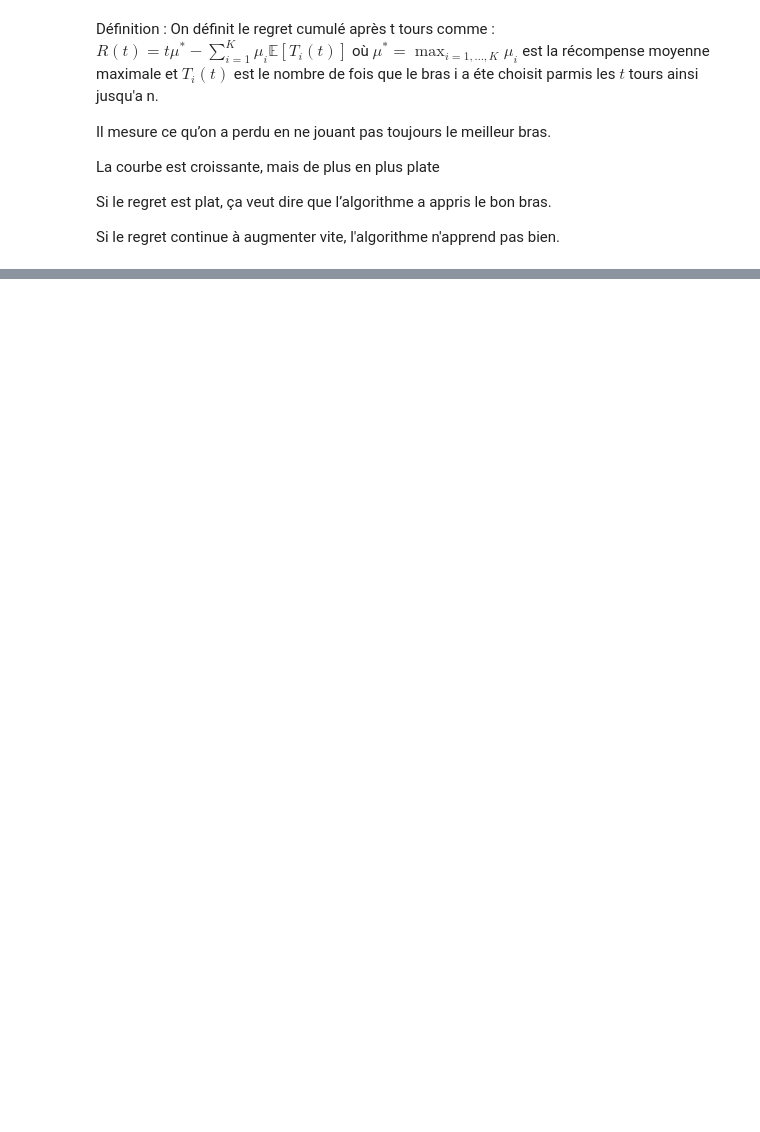
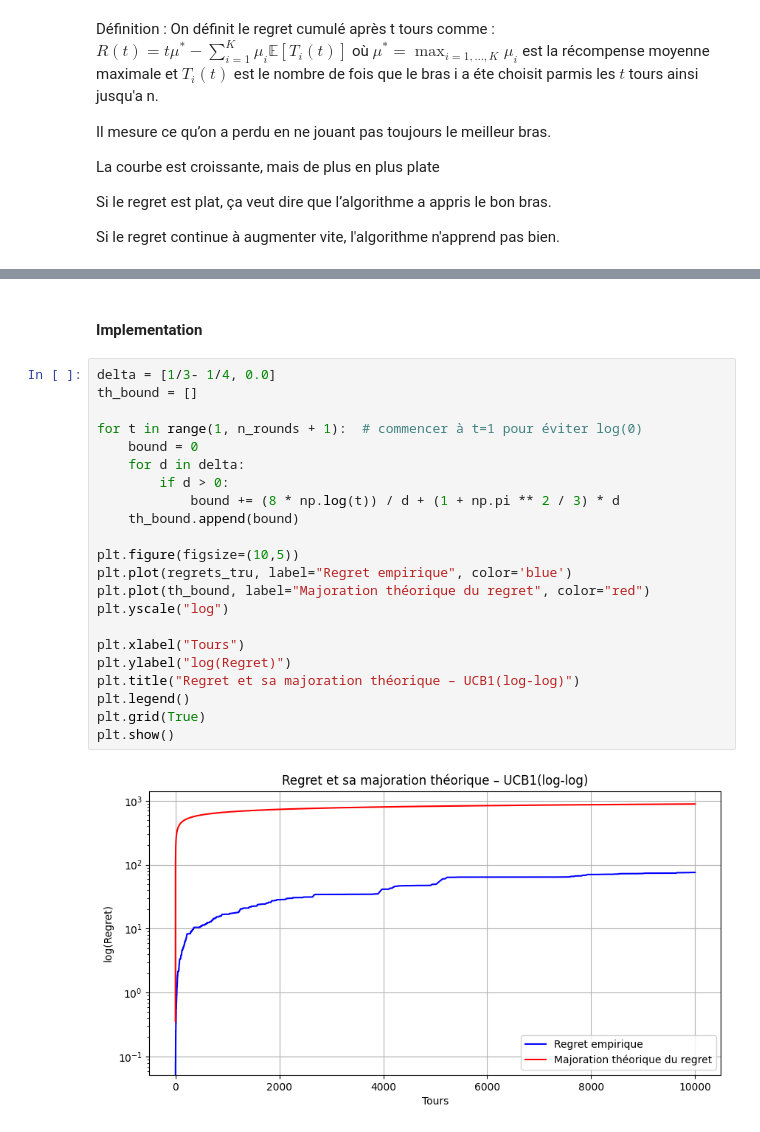
Before and after one commit to Dkdunand/Reinforcement-learning-Multi-armed-Bandits, a Jupyter notebook: Impletation UCB 1.ipynb, the cells around one changed output, grey strips where cells are left out. Saved outputs shown, nothing was run; the diff lists cells and outputs as text; blank space fills up the shorter version.

```diff
--- a/Impletation UCB 1.ipynb
+++ b/Impletation UCB 1.ipynb
@@ -137,0 +143,26 @@ Si le regret continue à augmenter vite, l'algorithme n'apprend pas bien.
+# %% [markdown]
+####  Implementation
+# %%
+delta = [1/3- 1/4, 0.0]
+th_bound = []
+
+for t in range(1, n_rounds + 1):  # commencer à t=1 pour éviter log(0)
+    bound = 0
+    for d in delta:
+        if d > 0:
+            bound += (8 * np.log(t)) / d + (1 + np.pi ** 2 / 3) * d
+    th_bound.append(bound)
+
+plt.figure(figsize=(10,5))
+plt.plot(regrets_tru, label="Regret empirique", color='blue')
+plt.plot(th_bound, label="Majoration théorique du regret", color="red")
+plt.yscale("log")
+
+plt.xlabel("Tours")
+plt.ylabel("log(Regret)")
+plt.title("Regret et sa majoration théorique – UCB1(log-log)")
+plt.legend()
+plt.grid(True)
+plt.show()
+# %% [output]
+[figure, added]
```
Also changed, not shown: parts of 13 cells of this notebook.
